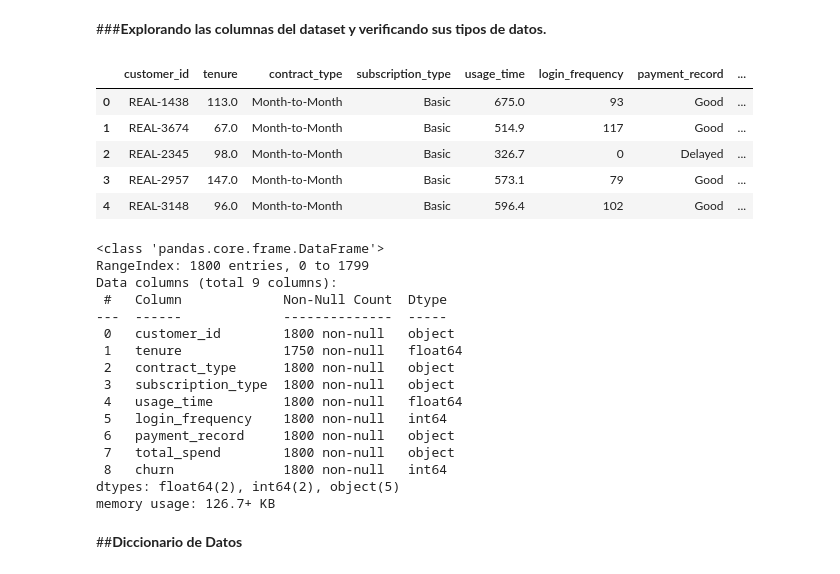
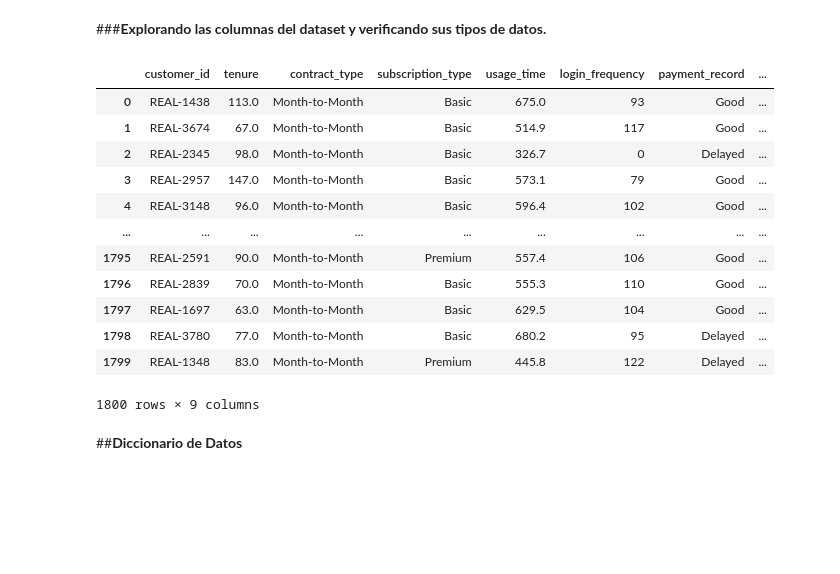
Before and after one commit to veterydaisy/Proyecto-2-ChurnInsight-Predicci-n-de-Cancelaci-n-de-Clientes-grupo-H12-25-L-Equipo-11-Data-Science, a Jupyter notebook: proyecto_churninsight_prediccion_de_cancelacion_de_clientes.ipynb, the cells around one changed output. Drawn from its saved outputs; the diff is of its cells as text; code cells hidden in the pictures; blank space fills up the shorter version.

```diff
--- a/proyecto_churninsight_prediccion_de_cancelacion_de_clientes.ipynb
+++ b/proyecto_churninsight_prediccion_de_cancelacion_de_clientes.ipynb
@@ -129,32 +132,20 @@ print(df_master[['customer_id', 'tenure', 'total_spend', 'churn']].head(5))
 # %% [markdown]
 ###**Explorando las columnas del dataset y verificando sus tipos de datos.**
 # %%
-df_master.head()
+df_master
 # %% [output]
 |  | customer_id | tenure | contract_type | subscription_type | usage_time | login_frequency | payment_record | ... |
 | 0 | REAL-1438 | 113.0 | Month-to-Month | Basic | 675.0 | 93 | Good | ... |
 | 1 | REAL-3674 | 67.0 | Month-to-Month | Basic | 514.9 | 117 | Good | ... |
 | 2 | REAL-2345 | 98.0 | Month-to-Month | Basic | 326.7 | 0 | Delayed | ... |
 | 3 | REAL-2957 | 147.0 | Month-to-Month | Basic | 573.1 | 79 | Good | ... |
 | 4 | REAL-3148 | 96.0 | Month-to-Month | Basic | 596.4 | 102 | Good | ... |
+| ... | ... | ... | ... | ... | ... | ... | ... | ... |
+| 1795 | REAL-2591 | 90.0 | Month-to-Month | Premium | 557.4 | 106 | Good | ... |
+| 1796 | REAL-2839 | 70.0 | Month-to-Month | Basic | 555.3 | 110 | Good | ... |
+| 1797 | REAL-1697 | 63.0 | Month-to-Month | Basic | 629.5 | 104 | Good | ... |
+| 1798 | REAL-3780 | 77.0 | Month-to-Month | Basic | 680.2 | 95 | Delayed | ... |
+| 1799 | REAL-1348 | 83.0 | Month-to-Month | Premium | 445.8 | 122 | Delayed | ... |
+1800 rows × 9 columns
-# %%
-df_master.info()
-# %% [output]
-<class 'pandas.core.frame.DataFrame'>
-RangeIndex: 1800 entries, 0 to 1799
-Data columns (total 9 columns):
- #   Column             Non-Null Count  Dtype
----  ------             --------------  -----
- 0   customer_id        1800 non-null   object
- 1   tenure             1750 non-null   float64
- 2   contract_type      1800 non-null   object
- 3   subscription_type  1800 non-null   object
- 4   usage_time         1800 non-null   float64
- 5   login_frequency    1800 non-null   int64
- 6   payment_record     1800 non-null   object
- 7   total_spend        1800 non-null   object
- 8   churn              1800 non-null   int64
-dtypes: float64(2), int64(2), object(5)
-memory usage: 126.7+ KB
 # %% [markdown]
 ##**Diccionario de Datos**
```
Also changed, not shown: parts of 37 cells of this notebook.
